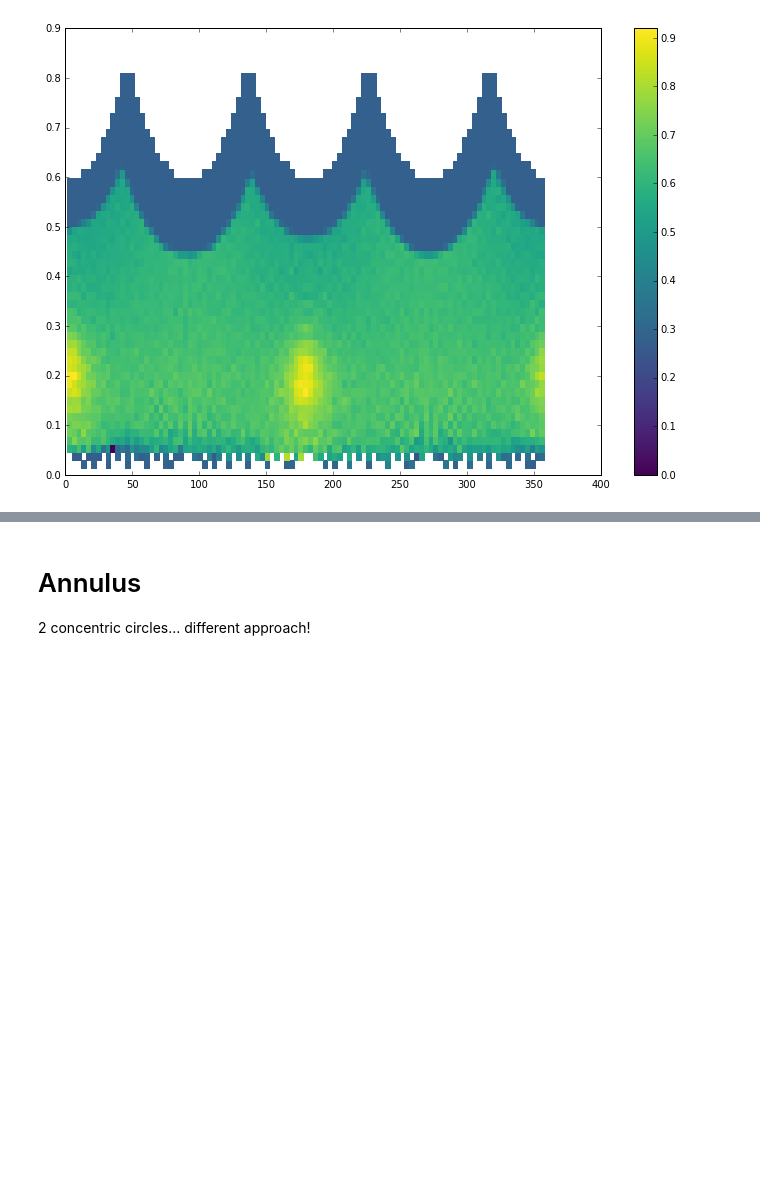
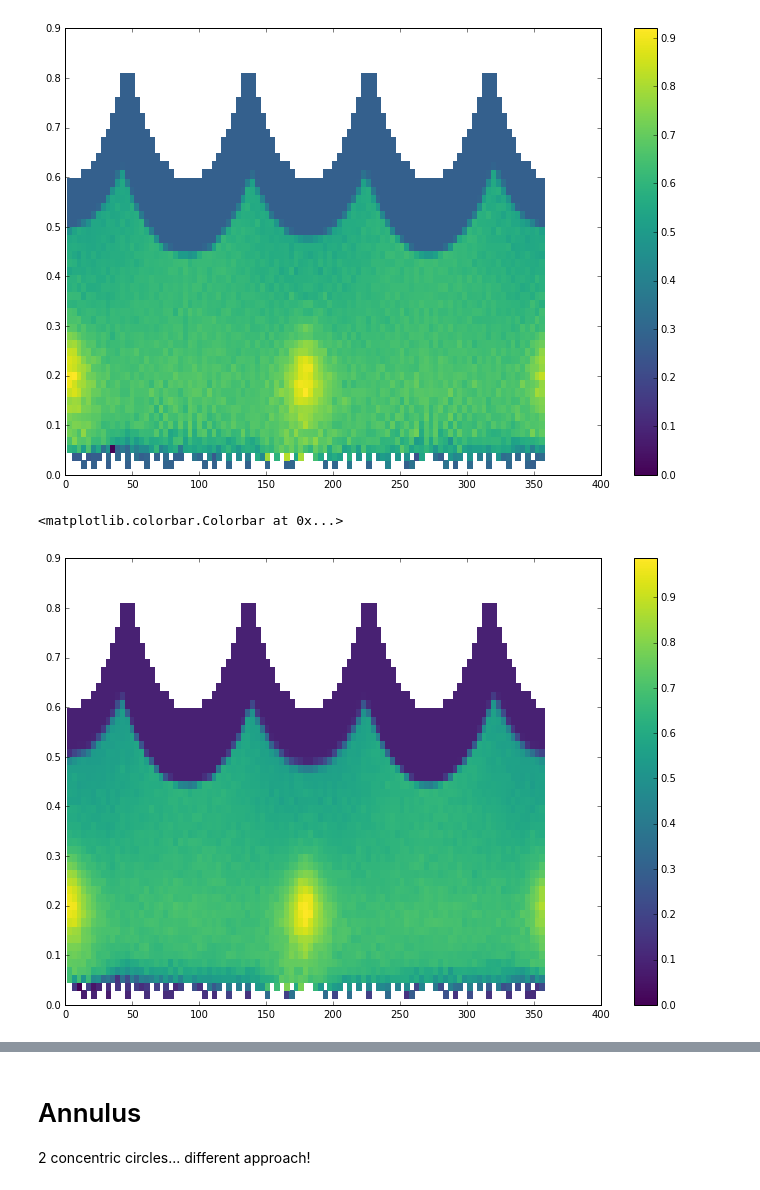
Before and after one commit to ricleal/PythonCode, a Jupyter notebook: SANS/Anisotropic/Find wedges.ipynb, the cells around one changed output, grey strips where cells are left out. Cells and saved outputs as stored; diff of their text form; code cells hidden in the pictures; blank space fills up the shorter version.

```diff
--- a/SANS/Anisotropic/Find wedges.ipynb
+++ b/SANS/Anisotropic/Find wedges.ipynb
@@ -78,6 +86,20 @@ plt.colorbar()
 # %% [output]
 <matplotlib.colorbar.Colorbar at 0x...>
 [figure]
+# %%
+# Let's do the same with smoothing
+# Sectors
+from scipy.ndimage import filters
+data_z_smooth = filters.gaussian_filter(data_z, sigma=1)
+
+H, x, y = sector_average(data_x, data_y, data_z_smooth)
+X_sectors, Y_sectors = np.meshgrid(x, y)
+H_masked_nans = ma.masked_where(np.isnan(H),H)
+plt.pcolormesh(X_sectors, Y_sectors, H_masked_nans.T)
+plt.colorbar()
+# %% [output]
+<matplotlib.colorbar.Colorbar at 0x...>
+[figure, added]
 # %%
 from scipy.ndimage import filters
 data = H.T
```
Also changed, not shown: parts of 11 cells of this notebook, 1 other file.
